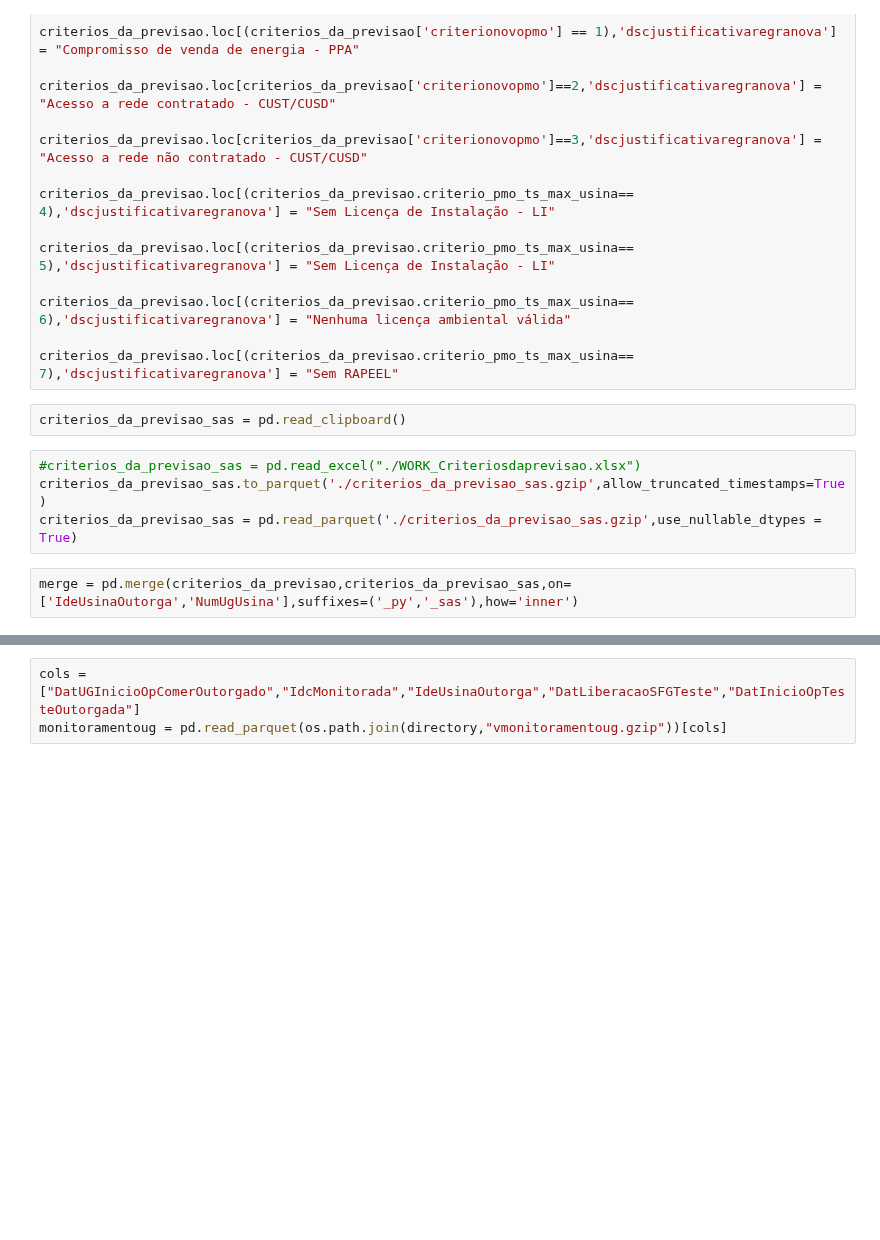
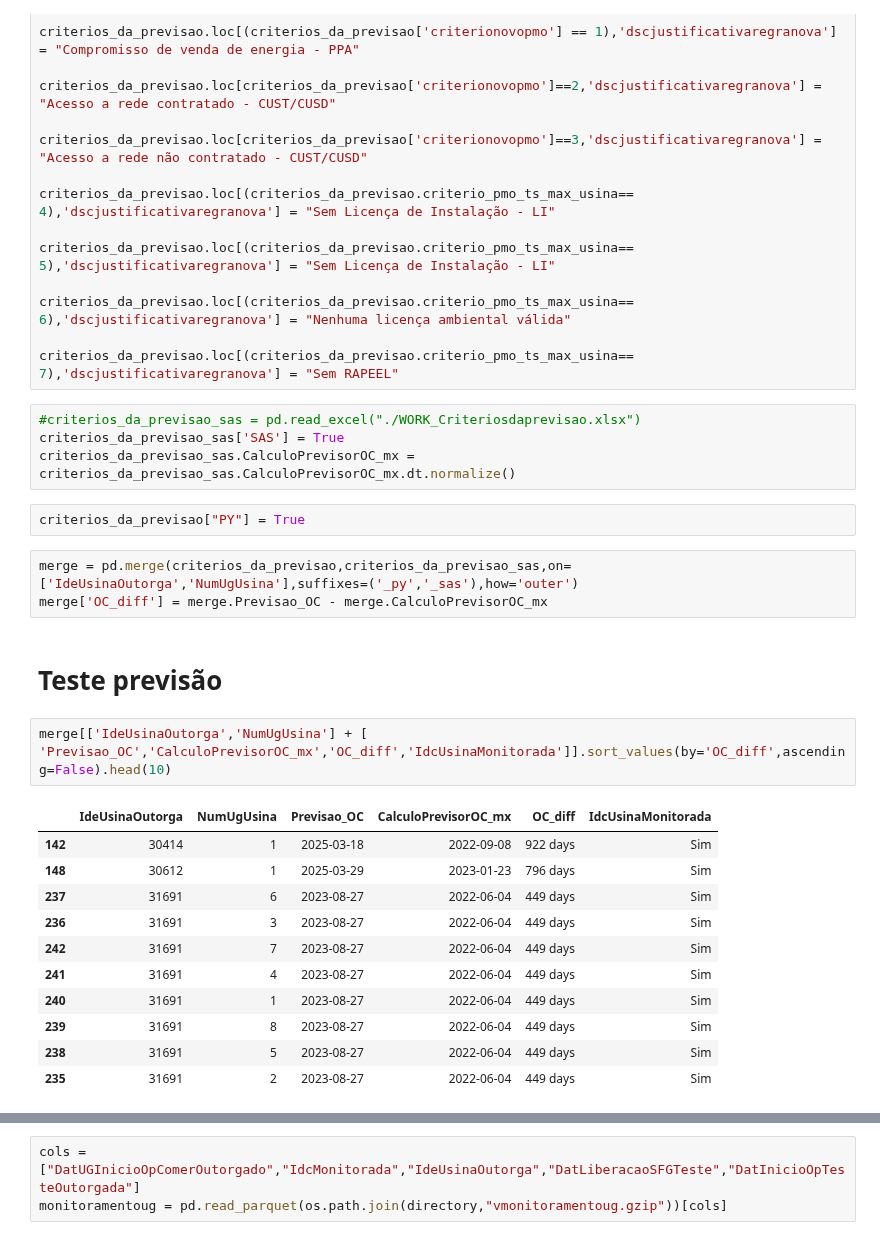
Before and after one commit to Vinicius667/Previsor, a Jupyter notebook: App/Previsor_teste2.ipynb, the cells around one changed output, grey strips where cells are left out. Cells and saved outputs as stored; diff of their text form; blank space fills up the shorter version.

```diff
--- a/App/Previsor_teste2.ipynb
+++ b/App/Previsor_teste2.ipynb
@@ -641,11 +651,28 @@ criterios_da_previsao.loc[(criterios_da_previsao.criterio_pmo_ts_max_usina== 5),
 criterios_da_previsao.loc[(criterios_da_previsao.criterio_pmo_ts_max_usina== 6),'dscjustificativaregranova'] = "Nenhuma licença ambiental válida"
 
 criterios_da_previsao.loc[(criterios_da_previsao.criterio_pmo_ts_max_usina== 7),'dscjustificativaregranova'] = "Sem RAPEEL"
-# %%
-criterios_da_previsao_sas = pd.read_clipboard()
 # %%
 #criterios_da_previsao_sas = pd.read_excel("./WORK_Criteriosdaprevisao.xlsx")
-criterios_da_previsao_sas.to_parquet('./criterios_da_previsao_sas.gzip',allow_truncated_timestamps=True)
-criterios_da_previsao_sas = pd.read_parquet('./criterios_da_previsao_sas.gzip',use_nullable_dtypes = True)
+criterios_da_previsao_sas['SAS'] = True
+criterios_da_previsao_sas.CalculoPrevisorOC_mx = criterios_da_previsao_sas.CalculoPrevisorOC_mx.dt.normalize()
+# %%
+criterios_da_previsao["PY"] = True
 # %%
-merge = pd.merge(criterios_da_previsao,criterios_da_previsao_sas,on=['IdeUsinaOutorga','NumUgUsina'],suffixes=('_py','_sas'),how='inner')
+merge = pd.merge(criterios_da_previsao,criterios_da_previsao_sas,on=['IdeUsinaOutorga','NumUgUsina'],suffixes=('_py','_sas'),how='outer')
+merge['OC_diff'] = merge.Previsao_OC - merge.CalculoPrevisorOC_mx
+# %% [markdown]
+# Teste previsão
+# %%
+merge[['IdeUsinaOutorga','NumUgUsina'] + [ 'Previsao_OC','CalculoPrevisorOC_mx','OC_diff','IdcUsinaMonitorada']].sort_values(by='OC_diff',ascending=False).head(10)
+# %% [output]
+|  | IdeUsinaOutorga | NumUgUsina | Previsao_OC | CalculoPrevisorOC_mx | OC_diff | IdcUsinaMonitorada |
+| 142 | 30414 | 1 | 2025-03-18 | 2022-09-08 | 922 days | Sim |
+| 148 | 30612 | 1 | 2025-03-29 | 2023-01-23 | 796 days | Sim |
+| 237 | 31691 | 6 | 2023-08-27 | 2022-06-04 | 449 days | Sim |
+| 236 | 31691 | 3 | 2023-08-27 | 2022-06-04 | 449 days | Sim |
+| 242 | 31691 | 7 | 2023-08-27 | 2022-06-04 | 449 days | Sim |
+| 241 | 31691 | 4 | 2023-08-27 | 2022-06-04 | 449 days | Sim |
+| 240 | 31691 | 1 | 2023-08-27 | 2022-06-04 | 449 days | Sim |
+| 239 | 31691 | 8 | 2023-08-27 | 2022-06-04 | 449 days | Sim |
+| 238 | 31691 | 5 | 2023-08-27 | 2022-06-04 | 449 days | Sim |
+| 235 | 31691 | 2 | 2023-08-27 | 2022-06-04 | 449 days | Sim |
```
Also changed, not shown: parts of 22 cells of this notebook, 1 other file.
